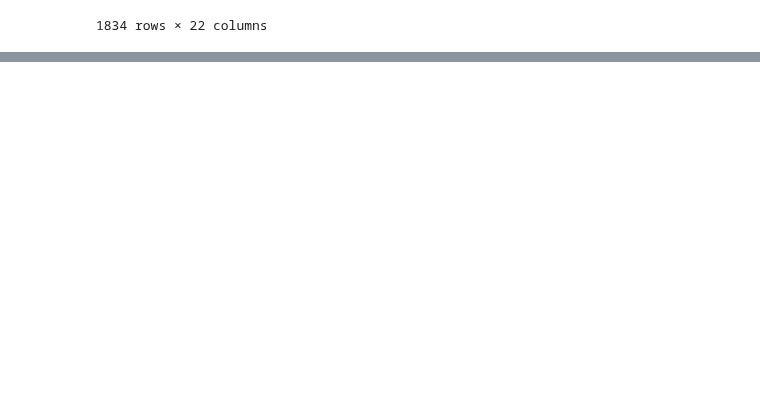
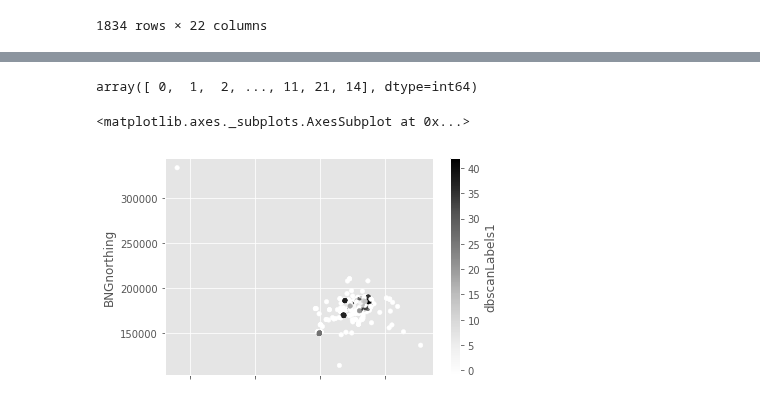
Before and after one commit to CityBlender/data-analysis, a Jupyter notebook: 02_Notebooks/Jays/Cluster.ipynb, the cells around one changed output, grey strips where cells are left out. Cells and saved outputs as stored; diff of their text form; code cells hidden in the pictures; blank space fills up the shorter version.

```diff
--- a/02_Notebooks/Jays/Cluster.ipynb
+++ b/02_Notebooks/Jays/Cluster.ipynb
@@ -136,10 +136,10 @@ for i in londonEventsdfNoNan['index']:
         origLat.append(np.nan)
         origLng.append(np.nan)
 # %%
-lat,lon = pyproj.transform(wgs84,osgb36,origLat,origLng)
+lat,lon = pyproj.transform(wgs84,osgb36,origLng,origLat)
 
-londonEventsdfNoNan['BNGnorthing'] = lat
-londonEventsdfNoNan['BNGeasting'] = lon
+londonEventsdfNoNan['BNGeasting'] = lat
+londonEventsdfNoNan['BNGnorthing'] = lon
 # %%
 londonEventsdfNoNan
 # %% [output]
@@ -222,6 +233,6 @@ Kest = RipleysKEstimator(area=2,x_max=maxLngLdn, y_max=maxLatLdn, x_min=minLngLd
 # %%
 #need to put the lat and lng as an array
-locsAsArray = londonEventsdfNoNan[['BNGnorthing', 'BNGeasting']].values
+locsAsArray = londonEventsdfNoNan[['BNGeasting', 'BNGnorthing']].values
 # %%
 locsAsArray
 # %% [output]
@@ -275,7 +308,7 @@ plt.plot(r, Kest(data=regLocsAsArray, radii=r, mode='ripley'), color='yellow',
 # %%
 #try out a dbscan of all reggae
 #create new dbscan cluster object
-dbscan = DBSCAN(eps=500, min_samples=3)
+dbscan = DBSCAN(eps=500, min_samples=6)
 # %%
 #get only locations from the reggae set
 #get just locations
@@ -287,6 +320,8 @@ dbscan1stRun = dbscan.fit(locsAsArray)
 dbscan_labels = dbscan.labels_
 # %%
 dbscan_labels
+# %% [output]
+array([ 0,  1,  2, ..., 11, 21, 14], dtype=int64)
 # %%
 #now add the labels back into the reggae dataframe
 #need to reindex allReggaeEvents for it to work
@@ -296,8 +331,11 @@ londonEventsdfNoNan['dbscanLabels1'] = pd.DataFrame(dbscan_labels)
 # %%
 #now give it a plot
 #define colorscheme
 
-londonEventsdfNoNan.plot.scatter(y='lng', x='lat', c='dbscanLabels1', )
+londonEventsdfNoNan.plot.scatter(y='BNGnorthing', x='BNGeasting', c='dbscanLabels1', )
+# %% [output]
+<matplotlib.axes._subplots.AxesSubplot at 0x...>
+[figure, added]
 # %%
 #try clustering out on the whole dataset
 dbscan2ndRun = dbscan.fit(locsAsArray)
```
Also changed, not shown: parts of 15 cells of this notebook.
